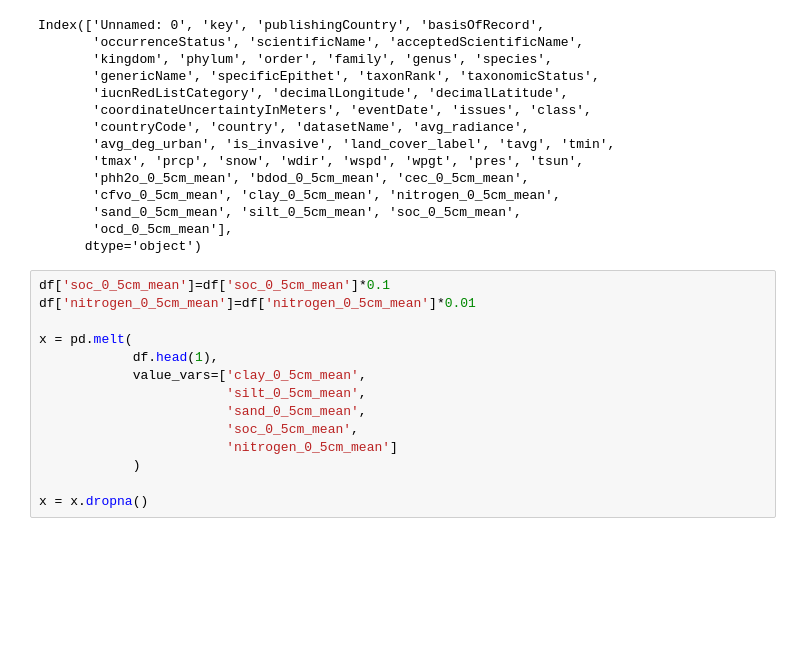
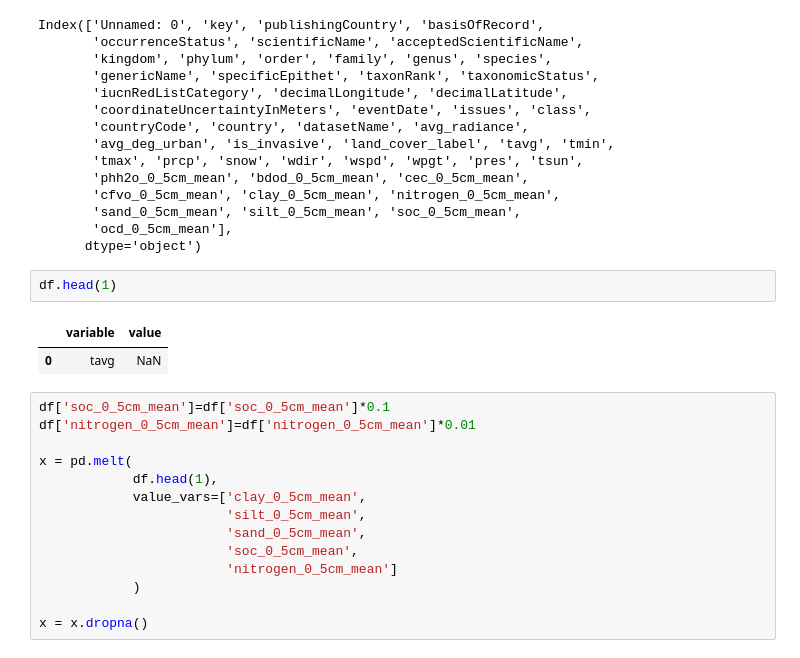
Before and after one commit to tekritesh/bio-mos, a Jupyter notebook: dashboard/visualization_2.ipynb, the cells around one changed output. Drawn from its saved outputs; the diff is of its cells as text; blank space fills up the shorter version.

```diff
--- a/dashboard/visualization_2.ipynb
+++ b/dashboard/visualization_2.ipynb
@@ -180,6 +182,11 @@ Index(['Unnamed: 0', 'key', 'publishingCountry', 'basisOfRecord',
        'sand_0_5cm_mean', 'silt_0_5cm_mean', 'soc_0_5cm_mean',
        'ocd_0_5cm_mean'],
       dtype='object')
+# %%
+df.head(1)
+# %% [output]
+|  | variable | value |
+| 0 | tavg | NaN |
 # %%
 df['soc_0_5cm_mean']=df['soc_0_5cm_mean']*0.1
 df['nitrogen_0_5cm_mean']=df['nitrogen_0_5cm_mean']*0.01
```
Also changed, not shown: parts of 3 cells of this notebook, 1 other file.
